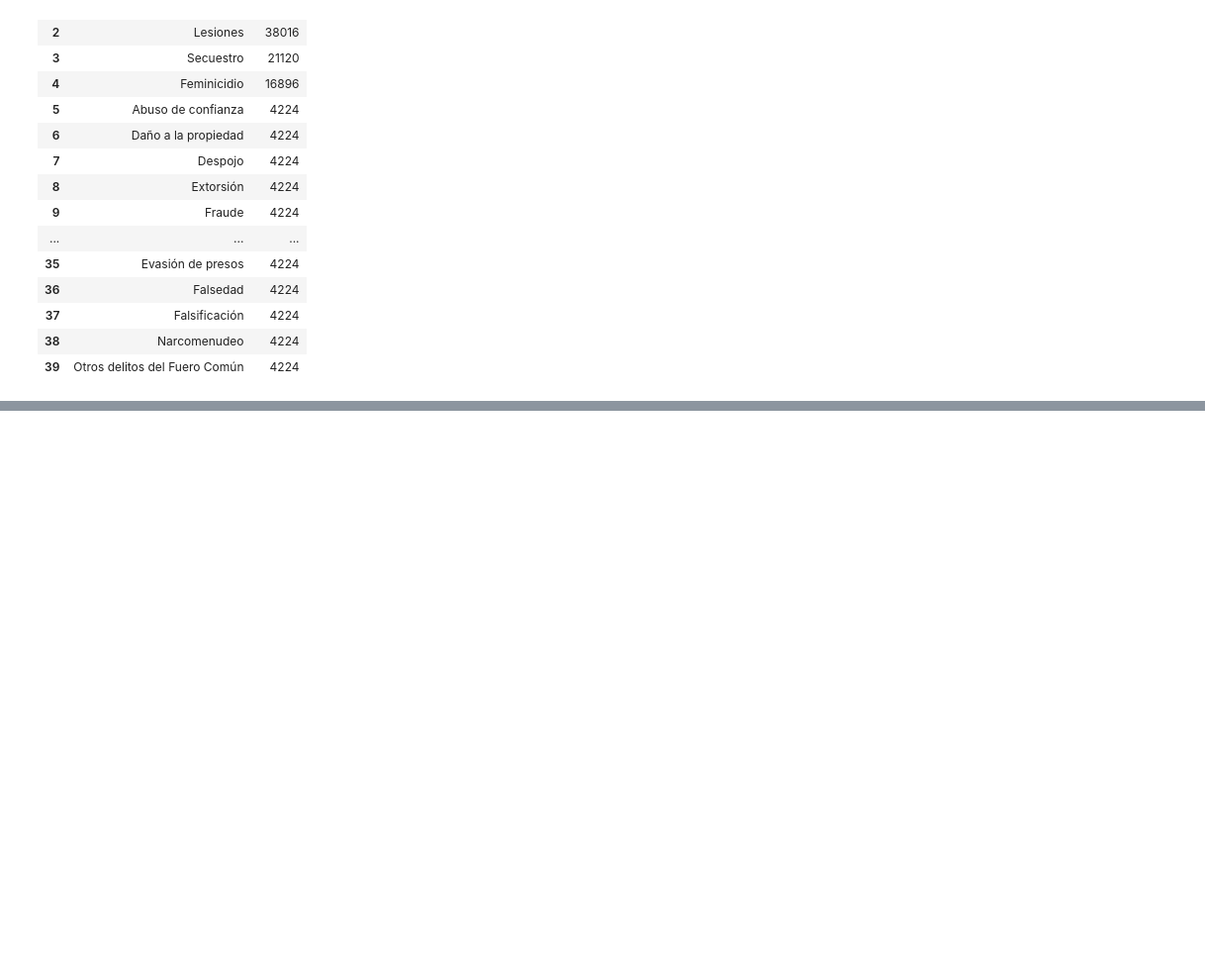
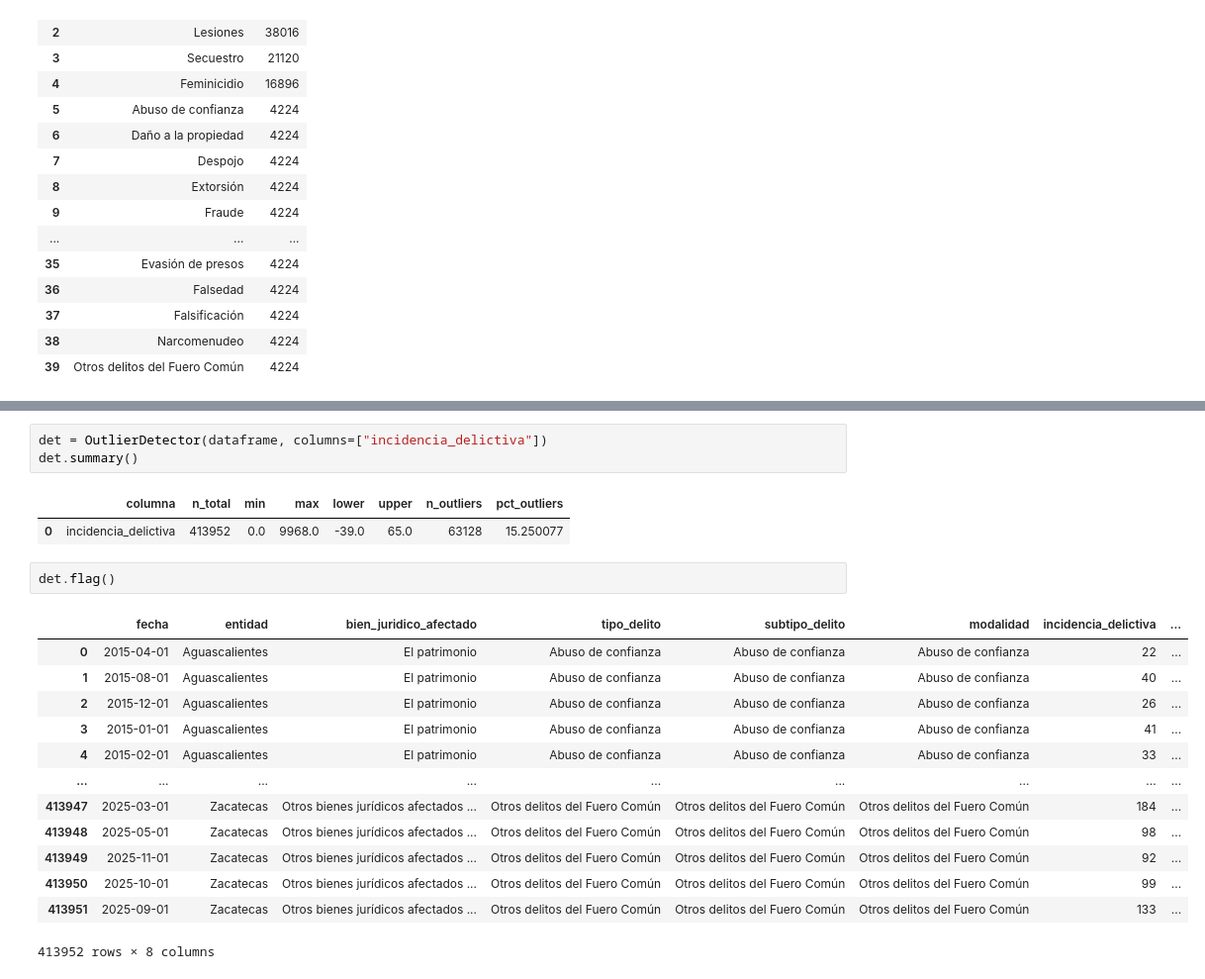
Before and after one commit to wallsified/proyecto-final-aymdd, a Jupyter notebook: notebooks/eda.ipynb, the cells around one changed output, grey strips where cells are left out. Shown at 99% size. Saved outputs shown, nothing was run; the diff lists cells and outputs as text; blank space fills up the shorter version.

Commit message:
feat: primera versión de la clase OutlierDetector

```diff
--- a/notebooks/eda.ipynb
+++ b/notebooks/eda.ipynb
@@ -105,0 +109,22 @@ stats.frequency_table('tipo_delito', top_k=50)
+# %%
+det = OutlierDetector(dataframe, columns=["incidencia_delictiva"])
+det.summary()
+# %% [output]
+|  | columna | n_total | min | max | lower | upper | n_outliers | pct_outliers |
+| 0 | incidencia_delictiva | 413952 | 0.0 | 9968.0 | -39.0 | 65.0 | 63128 | 15.250077 |
+# %%
+det.flag()
+# %% [output]
+|  | fecha | entidad | bien_juridico_afectado | tipo_delito | subtipo_delito | modalidad | incidencia_delictiva | ... |
+| 0 | 2015-04-01 | Aguascalientes | El patrimonio | Abuso de confianza | Abuso de confianza | Abuso de confianza | 22 | ... |
+| 1 | 2015-08-01 | Aguascalientes | El patrimonio | Abuso de confianza | Abuso de confianza | Abuso de confianza | 40 | ... |
+| 2 | 2015-12-01 | Aguascalientes | El patrimonio | Abuso de confianza | Abuso de confianza | Abuso de confianza | 26 | ... |
+| 3 | 2015-01-01 | Aguascalientes | El patrimonio | Abuso de confianza | Abuso de confianza | Abuso de confianza | 41 | ... |
+| 4 | 2015-02-01 | Aguascalientes | El patrimonio | Abuso de confianza | Abuso de confianza | Abuso de confianza | 33 | ... |
+| ... | ... | ... | ... | ... | ... | ... | ... | ... |
+| 413947 | 2025-03-01 | Zacatecas | Otros bienes jurídicos afectados ... | Otros delitos del Fuero Común | Otros delitos del Fuero Común | Otros delitos del Fuero Común | 184 | ... |
+| 413948 | 2025-05-01 | Zacatecas | Otros bienes jurídicos afectados ... | Otros delitos del Fuero Común | Otros delitos del Fuero Común | Otros delitos del Fuero Común | 98 | ... |
+| 413949 | 2025-11-01 | Zacatecas | Otros bienes jurídicos afectados ... | Otros delitos del Fuero Común | Otros delitos del Fuero Común | Otros delitos del Fuero Común | 92 | ... |
+| 413950 | 2025-10-01 | Zacatecas | Otros bienes jurídicos afectados ... | Otros delitos del Fuero Común | Otros delitos del Fuero Común | Otros delitos del Fuero Común | 99 | ... |
+| 413951 | 2025-09-01 | Zacatecas | Otros bienes jurídicos afectados ... | Otros delitos del Fuero Común | Otros delitos del Fuero Común | Otros delitos del Fuero Común | 133 | ... |
+413952 rows × 8 columns
```
Also changed, not shown: parts of 2 cells of this notebook, 2 other files.
